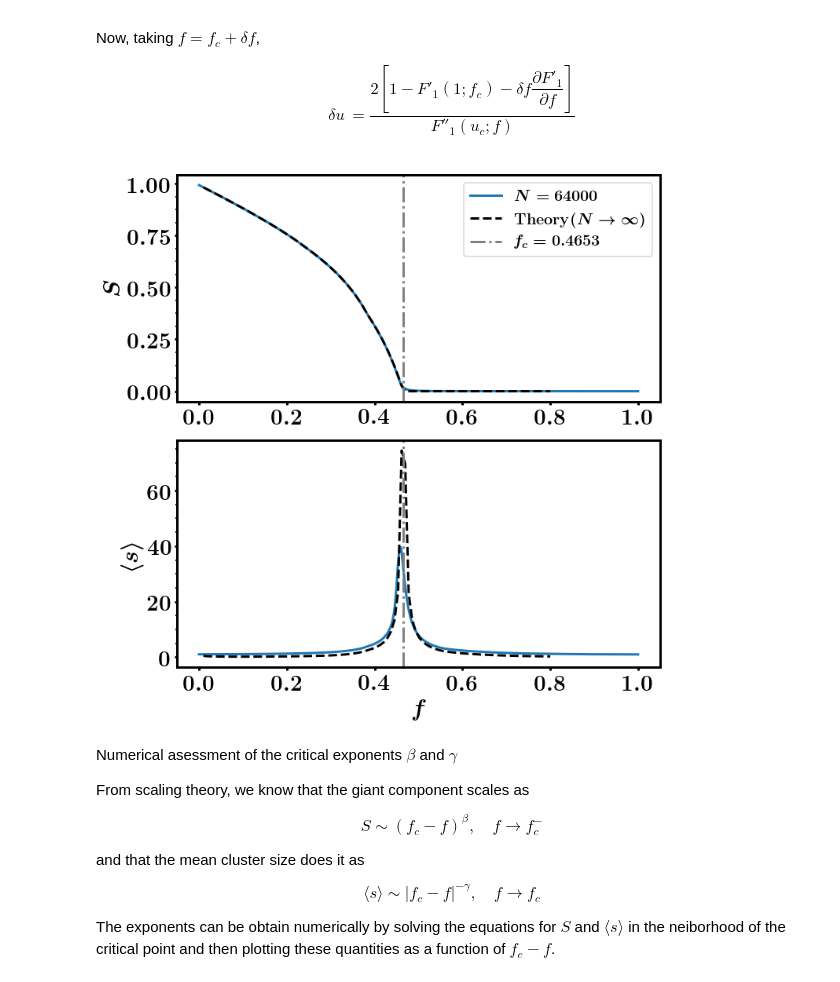
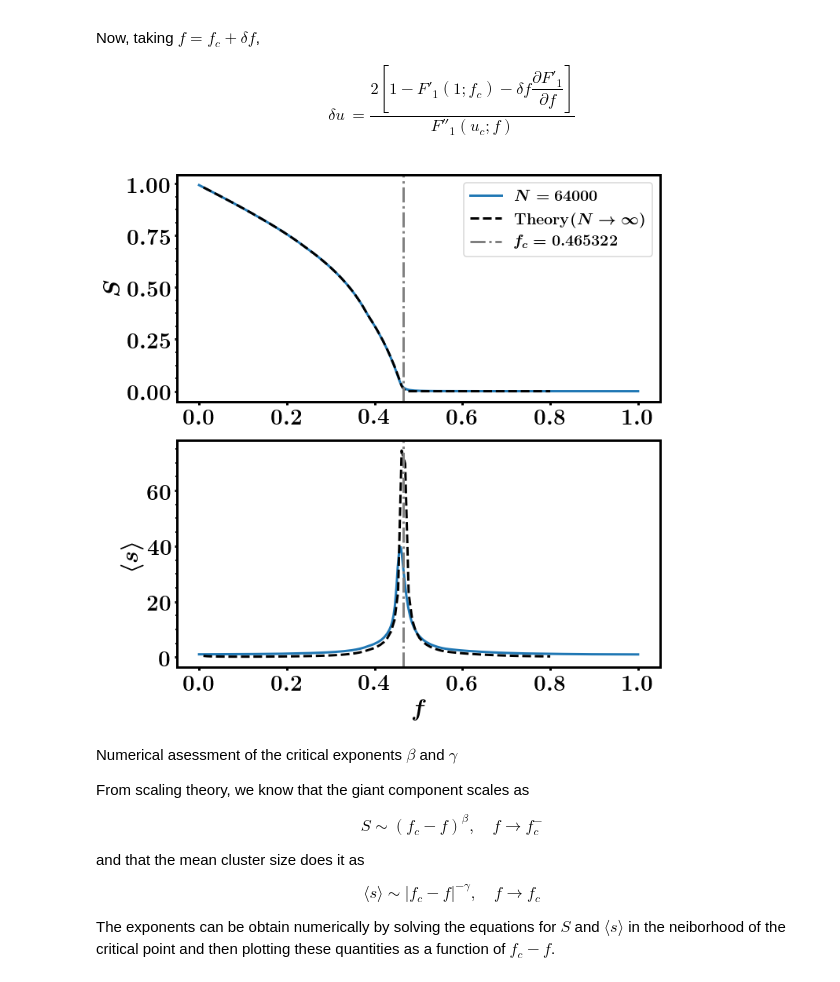
Before and after one commit to nahuelalmeira/dismantlingScaling, a Jupyter notebook: python/generatingFunction.ipynb, the cells around one changed output. Cells and saved outputs as stored; diff of their text form; code cells hidden in the pictures.

```diff
--- a/python/generatingFunction.ipynb
+++ b/python/generatingFunction.ipynb
@@ -931,32 +931,32 @@ for i, f in enumerate(f_values):
 def func_fc(x, c):
     return F1_prime(1, c, x) - 1
 
-sol = root_scalar(func_fc, args=(c), fprime=func_prime, x0=0.5, x1=0.2, method='secant')
+sol = root_scalar(func_fc, args=(c), fprime=func_prime, x0=0.5, x1=0.4, method='secant')
 fc = sol.root
 # %%
 attack = 'Deg'
 df = load_dataframe(attack, N, meank, fast=True, n_seeds=n_seeds)
 
 fig, axes = plt.subplots(figsize=(10,10), nrows=2)
 
 ax = axes[0]
 ax.set_ylabel(r'$S$')
 ax.plot(df.f, df.Sgcc, label=r'$N = {{{}}}$'.format(N))
 ax.plot(f_values, S_values, '--', color='k', label=r'$\mathrm{Theory }(N\rightarrow \infty)$')
-ax.axvline(fc, linestyle='-.', color='grey', label=r'$f_c = {{{:.4f}}}$'.format(fc))
+ax.axvline(fc, linestyle='-.', color='grey', label=r'$f_c = {{{:.6f}}}$'.format(fc))
 ax.legend(loc='best', fontsize=20)
 
 ax = axes[1]
 ax.set_xlabel(r'$f$')
 ax.set_ylabel(r'$\langle s \rangle$')
 ax.plot(df.f, df.meanS)
 ax.plot(f_values, meanS_values, '--', color='k')
 ax.axvline(fc, linestyle='-.', color='grey')
 
 plt.tight_layout()
 plt.show()
 # %% [output]
-[figure, old version]
+[figure, new version]
 # %% [markdown]
 Numerical asessment of the critical exponents $\beta$ and $\gamma$
 
```
Also changed, not shown: parts of 10 cells of this notebook.
